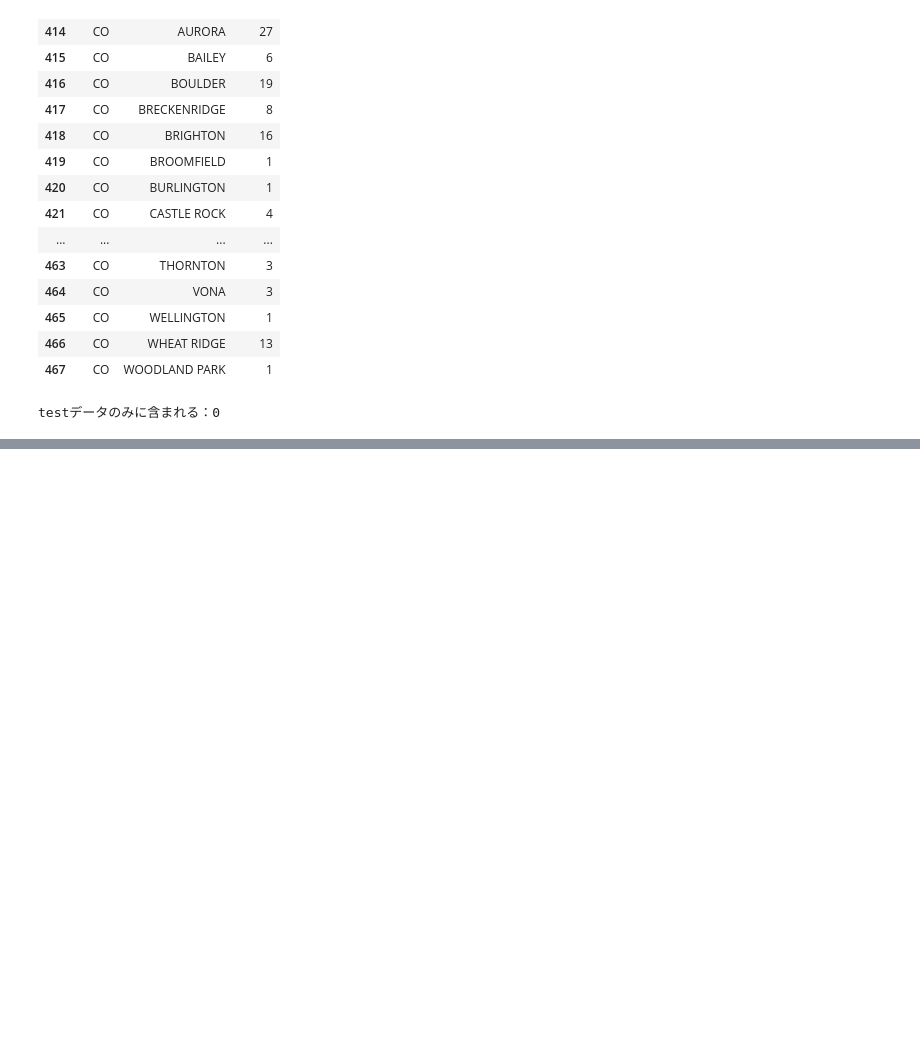
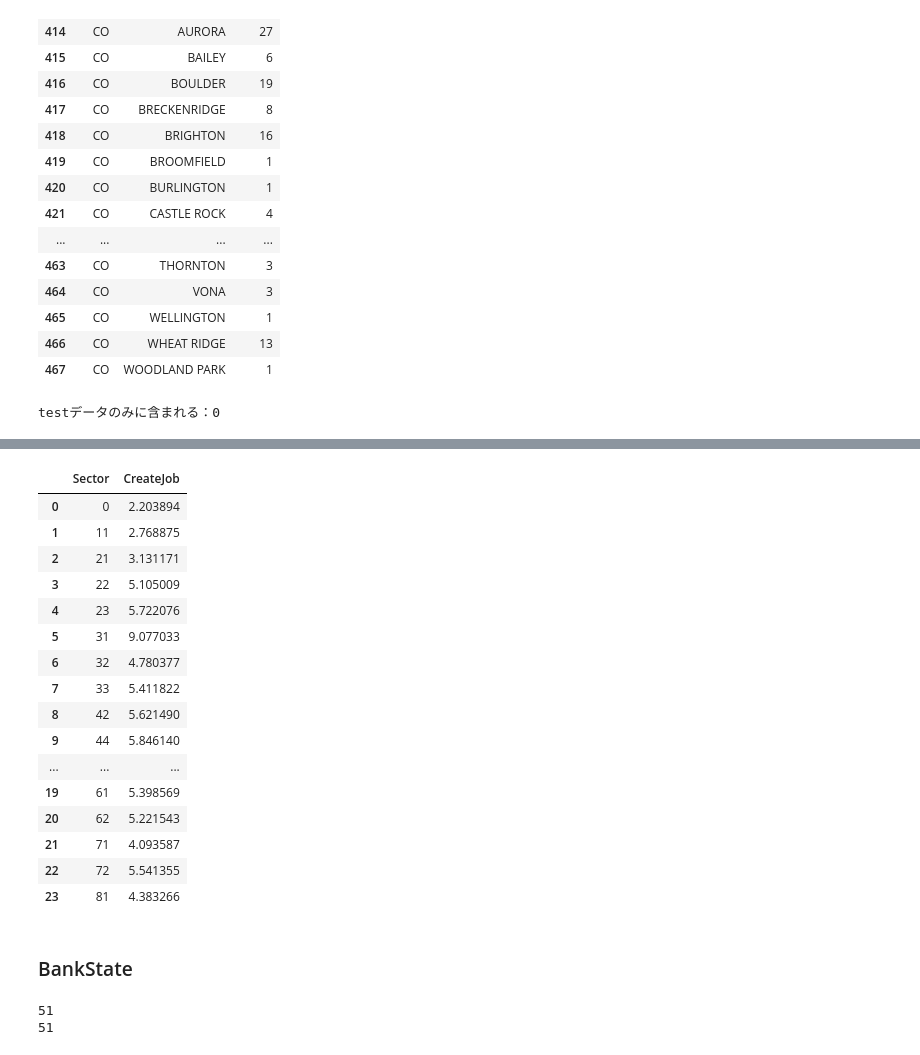
Before and after one commit to IR325/FinancialDataApplication, a Jupyter notebook: notebooks/20240212_EDA.ipynb, the cells around one changed output, grey strips where cells are left out. Drawn from its saved outputs; the diff is of its cells as text; code cells hidden in the pictures; blank space fills up the shorter version.

```diff
--- a/notebooks/20240212_EDA.ipynb
+++ b/notebooks/20240212_EDA.ipynb
@@ -474,0 +461,28 @@ test_data[test_data["City"].isin(rare_cities)][["State", "City"]]
+# %%
+train_data.groupby("Sector")["CreateJob"].std().reset_index()
+# %% [output]
+|  | Sector | CreateJob |
+| 0 | 0 | 2.203894 |
+| 1 | 11 | 2.768875 |
+| 2 | 21 | 3.131171 |
+| 3 | 22 | 5.105009 |
+| 4 | 23 | 5.722076 |
+| 5 | 31 | 9.077033 |
+| 6 | 32 | 4.780377 |
+| 7 | 33 | 5.411822 |
+| 8 | 42 | 5.621490 |
+| 9 | 44 | 5.846140 |
+| ... | ... | ... |
+| 19 | 61 | 5.398569 |
+| 20 | 62 | 5.221543 |
+| 21 | 71 | 4.093587 |
+| 22 | 72 | 5.541355 |
+| 23 | 81 | 4.383266 |
+# %% [markdown]
+### BankState
+# %%
+print(train_data["State"].nunique())
+print(train_data["BankState"].nunique())
+# %% [output]
+51
+51
```
Also changed, not shown: parts of 10 cells of this notebook, 8 other files.
